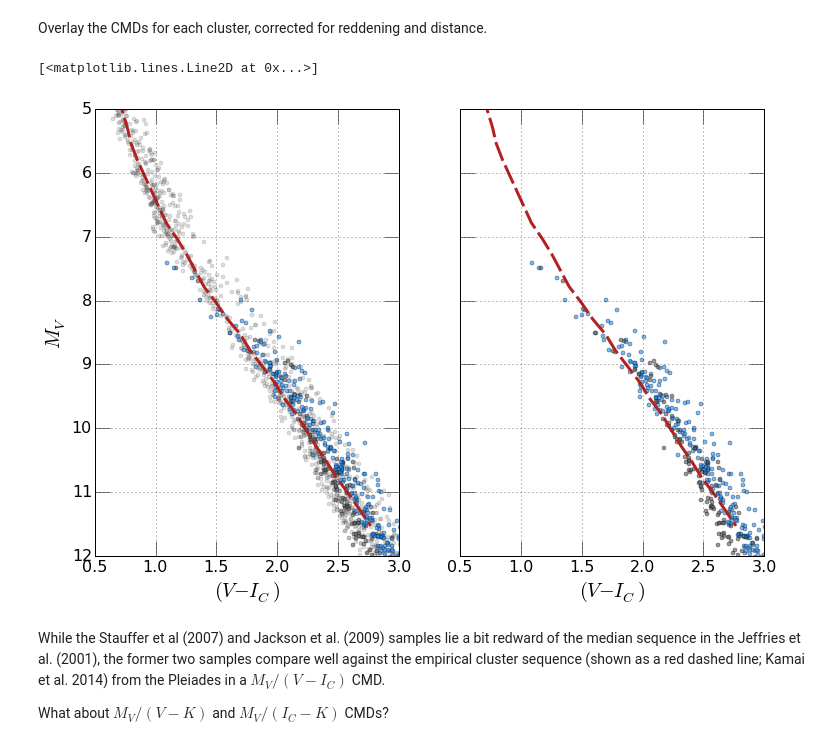
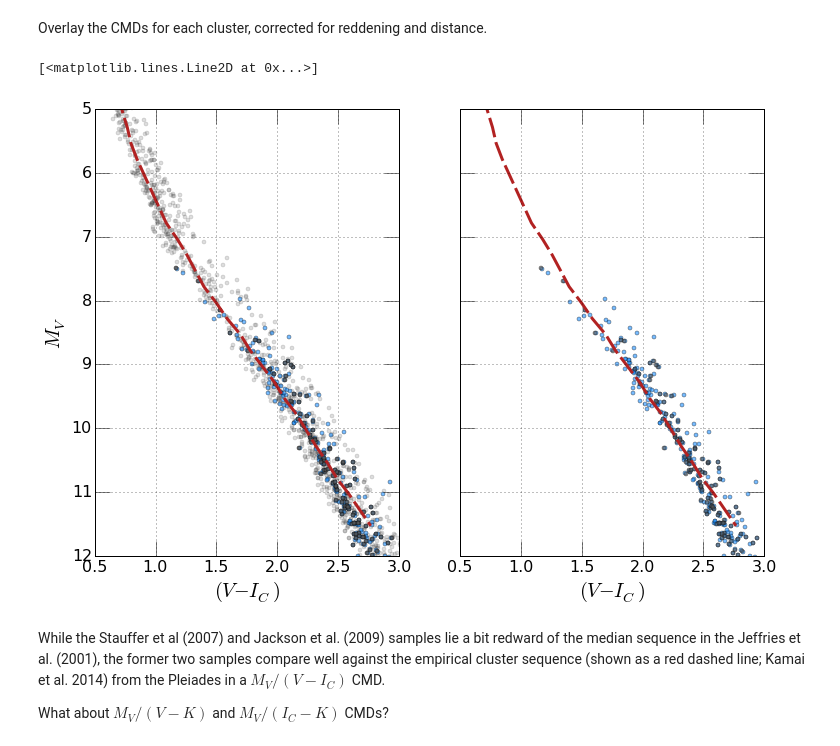
Before and after one commit to gfeiden/Notebook, a Jupyter notebook: Projects/ngc2516_spots/ngc2516_vs_pleiades.ipynb, the cells around one changed output. Drawn from its saved outputs; the diff is of its cells as text; code cells hidden in the pictures.

```diff
--- a/Projects/ngc2516_spots/ngc2516_vs_pleiades.ipynb
+++ b/Projects/ngc2516_spots/ngc2516_vs_pleiades.ipynb
@@ -18,2 +18,4 @@ Jackson et al. (2009) recommend a small correction to I-band magnitudes from Irw
 # %%
+irwinVI       = (irwin07[:, 7] - irwin07[:, 8])*(1.0 - 0.153) + 0.300
 irwin07[:, 8] = (1.0 - 0.0076)*irwin07[:, 8] + 0.080
+irwin07[:, 7] = irwinVI + irwin07[:, 8]
@@ -44,33 +48,33 @@ Overlay the CMDs for each cluster, corrected for reddening and distance.
 # %%
 fig, ax = plt.subplots(1, 2, figsize=(12., 8.), sharex=True, sharey=True)
 
 for axis in ax:
     axis.grid(True)
     axis.tick_params(which='major', axis='both', length=15., labelsize=16.)
     axis.set_ylim(12., 5.)
     axis.set_xlim(0.5, 3.0)
     axis.set_xlabel('$(V - I_C)$', fontsize=20.)
 
 ax[0].set_ylabel('$M_V$', fontsize=20.)
 
 ax[0].plot(jeffr01[:,5] - ng_evi, jeffr01[:,3] - ng_av - ng_dis,
             'o', markersize=4.0, c='#555555', alpha=0.2)
-ax[0].plot(ngc2516[:, 1] - ngc2516[:, 2] - ng_evi, ngc2516[:, 1] - ng_av - ng_dis,
-            'o', c='#555555', markersize=4.0, alpha=0.6)
 ax[0].plot(irwin07[:, 7] - irwin07[:, 8] - ng_evi, irwin07[:, 7] - ng_av - ng_dis,
             'o', c='#1e90ff', markersize=4.0, alpha=0.6)
+ax[0].plot(ngc2516[:, 1] - ngc2516[:, 2] - ng_evi, ngc2516[:, 1] - ng_av - ng_dis,
+            'o', c='#555555', markersize=4.0, alpha=0.8)
 ax[0].plot(iso_emp_k14[:, 2] - pl_evi, iso_emp_k14[:, 0] - pl_av - pl_dis,
                dashes=(20., 5.), lw=3, c='#b22222')
 
 ax[1].plot(irwin07[:, 7] - irwin07[:, 8] - ng_evi, irwin07[:, 7] - ng_av - ng_dis,
             'o', c='#1e90ff', markersize=4.0, alpha=0.6)
 ax[1].plot(ngc2516[:, 1] - ngc2516[:, 2] - ng_evi, ngc2516[:, 1] - ng_av - ng_dis,
             'o', c='#555555', markersize=4.0, alpha=0.6)
 ax[1].plot(iso_emp_k14[:, 2] - pl_evi, iso_emp_k14[:, 0] - pl_av - pl_dis,
                dashes=(20., 5.), lw=3, c='#b22222')
 # %% [output]
 [<matplotlib.lines.Line2D at 0x...>]
-[figure, old version]
+[figure, new version]
 # %% [markdown]
 While the Stauffer et al (2007) and Jackson et al. (2009) samples lie a bit redward of the median sequence in the Jeffries et al. (2001), the former two samples compare well against the empirical cluster sequence (shown as a red dashed line; Kamai et al. 2014) from the Pleiades in a $M_V/(V-I_C)$ CMD.
 
```
Also changed, not shown: parts of 4 cells of this notebook.
